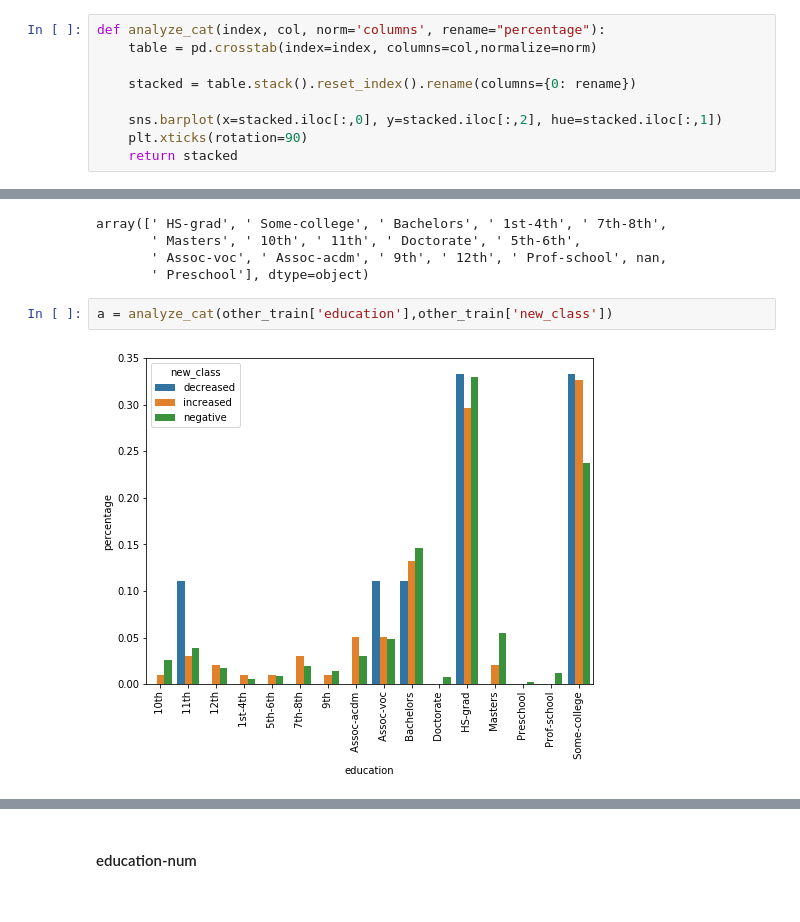
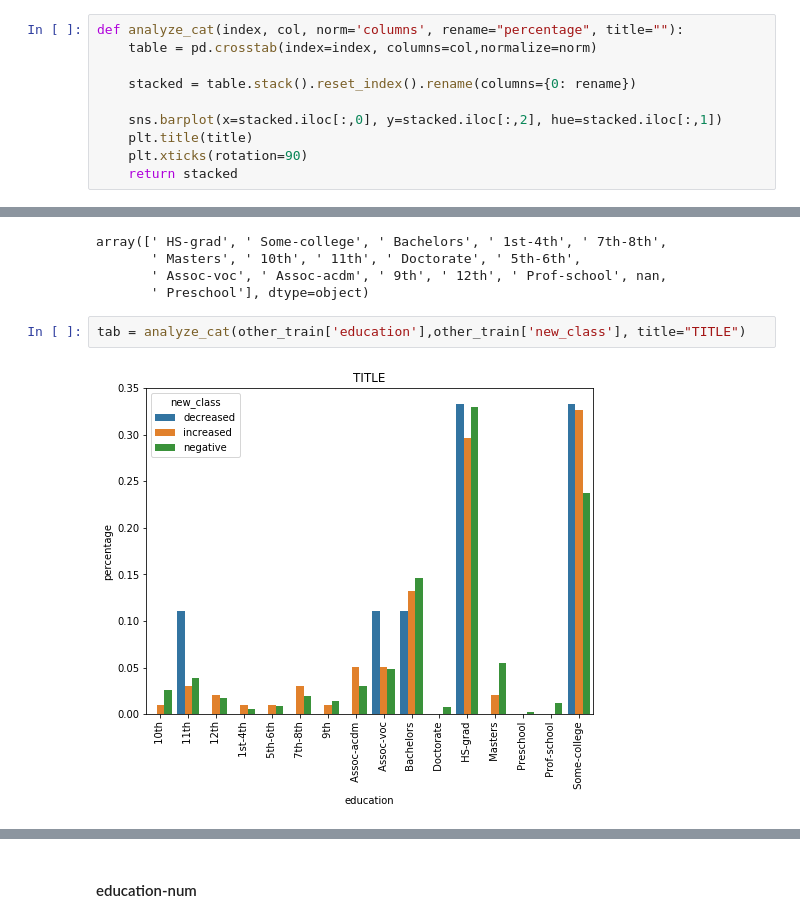
Before and after one commit to Pomichal/pr1_IAU, a Jupyter notebook: Projekt1.ipynb, the cells around one changed output, grey strips where cells are left out. Cells and saved outputs as stored; diff of their text form.

```diff
--- a/Projekt1.ipynb
+++ b/Projekt1.ipynb
@@ -544,12 +586,13 @@ Atributy, ktore sa javia, ako kategoricke: education, education-num, relationshi
 # %% [markdown]
 funkcia na ziskania zakladneho pohladu o atribute:
 # %%
-def analyze_cat(index, col, norm='columns', rename="percentage"):
+def analyze_cat(index, col, norm='columns', rename="percentage", title=""):
     table = pd.crosstab(index=index, columns=col,normalize=norm)
 
     stacked = table.stack().reset_index().rename(columns={0: rename})
 
     sns.barplot(x=stacked.iloc[:,0], y=stacked.iloc[:,2], hue=stacked.iloc[:,1])
+    plt.title(title)
     plt.xticks(rotation=90)
     return stacked
 # %% [markdown]
@@ -564,6 +607,6 @@ array([' HS-grad', ' Some-college', ' Bachelors', ' 1st-4th', ' 7th-8th',
        ' Assoc-voc', ' Assoc-acdm', ' 9th', ' 12th', ' Prof-school', nan,
        ' Preschool'], dtype=object)
 # %%
-a = analyze_cat(other_train['education'],other_train['new_class'])
+tab = analyze_cat(other_train['education'],other_train['new_class'], title="TITLE")
 # %% [output]
-[figure, old version]
+[figure, new version]
```
Also changed, not shown: parts of 25 cells of this notebook.
